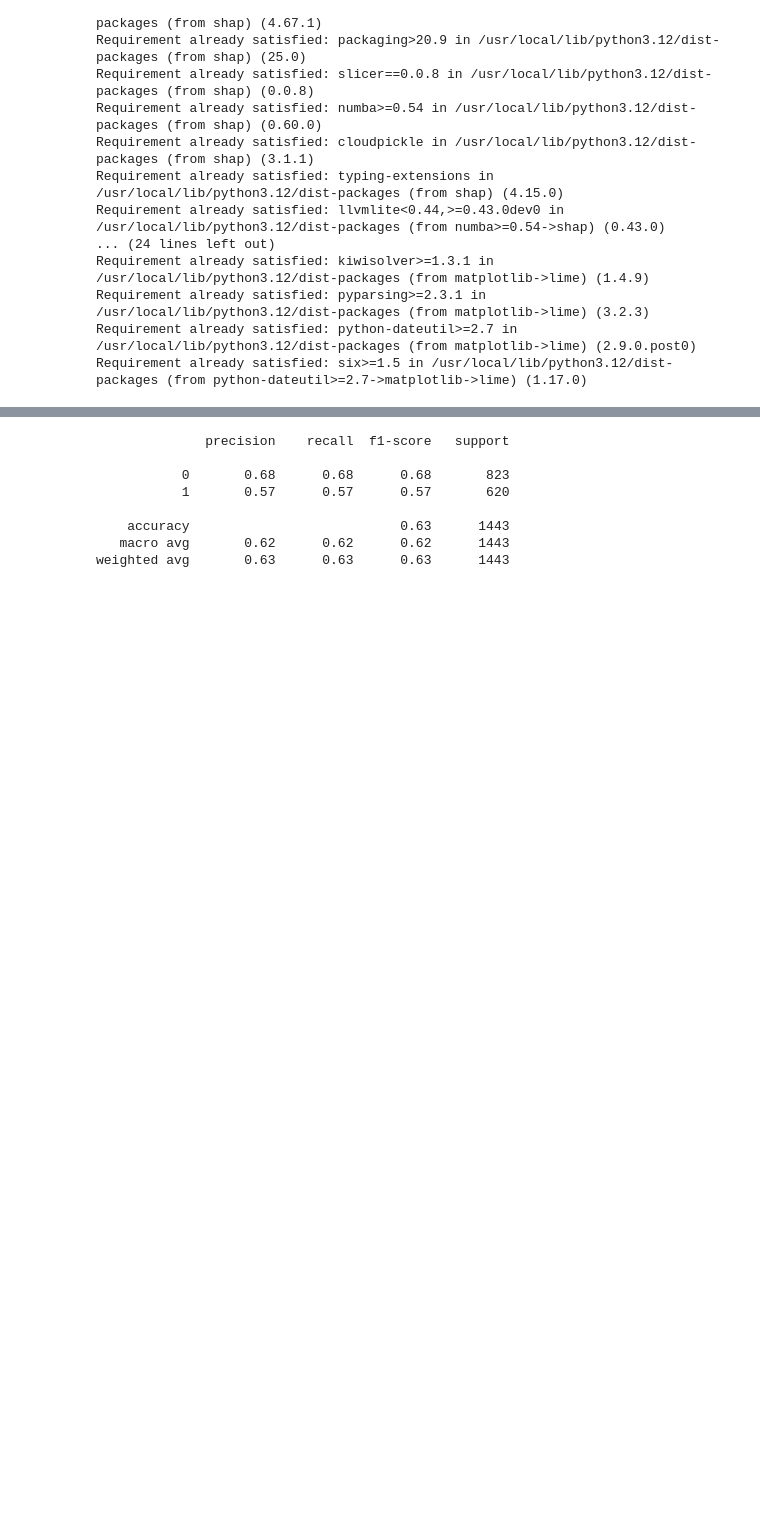
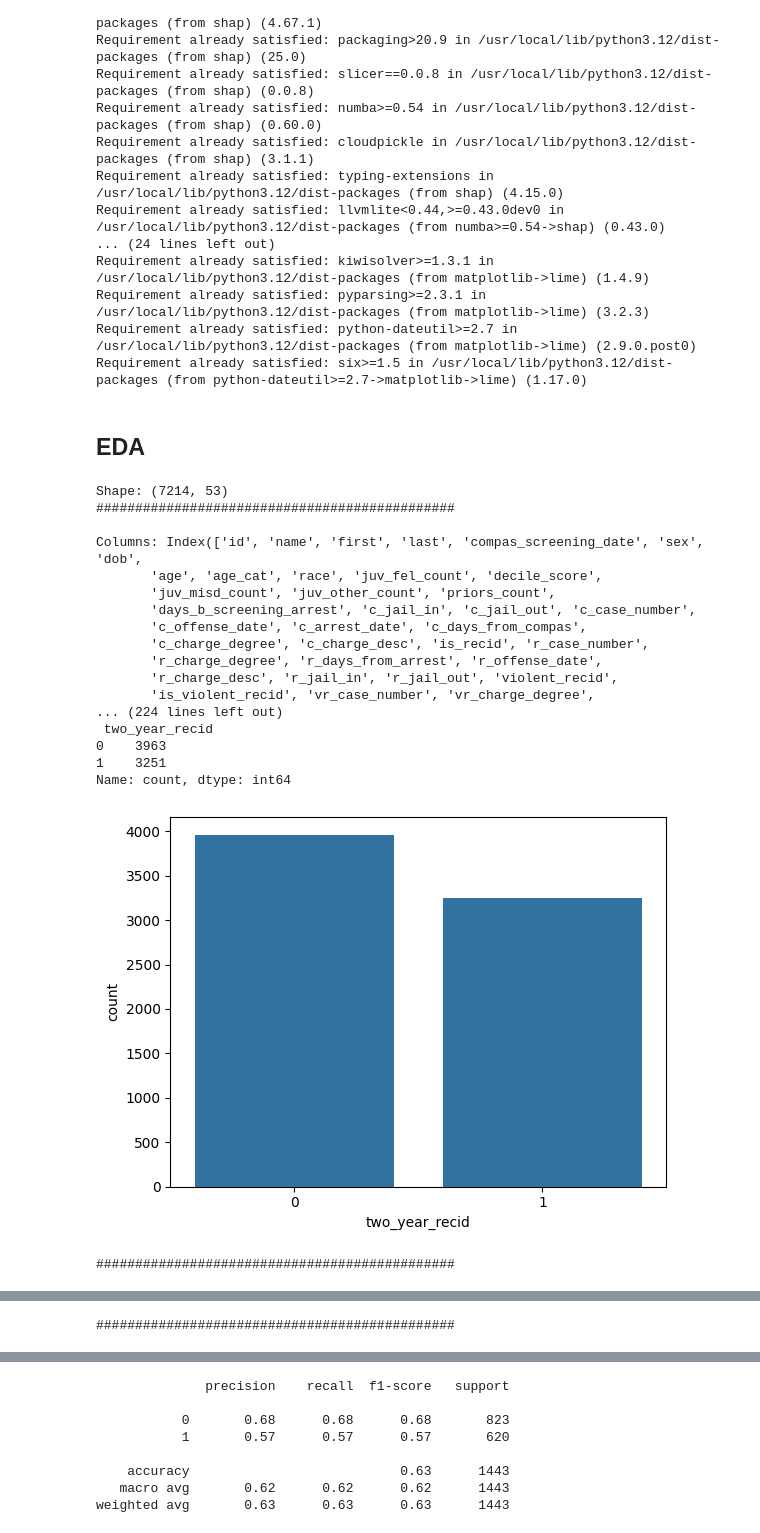
Before and after one commit to ag826/AIPI590_XAI_F25, a Jupyter notebook: Assignment_machine_learning_court.ipynb, the cells around one changed output, grey strips where cells are left out. Drawn from its saved outputs; the diff is of its cells as text; code cells hidden in the pictures; blank space fills up the shorter version.

```diff
--- a/Assignment_machine_learning_court.ipynb
+++ b/Assignment_machine_learning_court.ipynb
@@ -58,0 +70,58 @@ from lime import lime_tabular
+# %% [markdown]
+## EDA
+# %%
+print("Shape:", df_compas.shape)
+
+print("##############################################")
+print("\nColumns:", df_compas.columns)
+
+print("##############################################")
+print("\nHead:\n", df_compas.head())
+
+print("##############################################")
+print("\nMissing values:\n", df_compas.isnull().sum())
+
+print("##############################################")
+print("\nDtypes:\n", df_compas.dtypes)
+
+print("##############################################")
+print("\nDescribe:\n", df_compas.describe(include='all'))
+
+print("##############################################")
+print("\nTarget distribution:\n", df_compas['two_year_recid'].value_counts())
+sns.countplot(x='two_year_recid', data=df_compas)
+plt.show()
+
+print("##############################################")
+plt.figure(figsize=(10,8))
+sns.heatmap(df_compas.corr(numeric_only=True), annot=True, cmap="Blues")
+plt.title("Feature Correlation Matrix")
+plt.show()
+
+print("##############################################")
+df_compas.hist(figsize=(12,10), bins=20)
+plt.tight_layout()
+plt.show()
+
+
+# Parts of the code above have been added with a bit of help from Perplexity at 9:30pm on Sunday 09/21*
+# %% [output]
+Shape: (7214, 53)
+##############################################
+
+Columns: Index(['id', 'name', 'first', 'last', 'compas_screening_date', 'sex', 'dob',
+       'age', 'age_cat', 'race', 'juv_fel_count', 'decile_score',
+       'juv_misd_count', 'juv_other_count', 'priors_count',
+       'days_b_screening_arrest', 'c_jail_in', 'c_jail_out', 'c_case_number',
+       'c_offense_date', 'c_arrest_date', 'c_days_from_compas',
+       'c_charge_degree', 'c_charge_desc', 'is_recid', 'r_case_number',
+       'r_charge_degree', 'r_days_from_arrest', 'r_offense_date',
+       'r_charge_desc', 'r_jail_in', 'r_jail_out', 'violent_recid',
+       'is_violent_recid', 'vr_case_number', 'vr_charge_degree',
+... (224 lines left out)
+ two_year_recid
+0    3963
+1    3251
+Name: count, dtype: int64
+[figure, added]
+##############################################
@@ -58,0 +129 @@ from lime import lime_tabular
+##############################################
```
Also changed, not shown: parts of 9 cells of this notebook.
